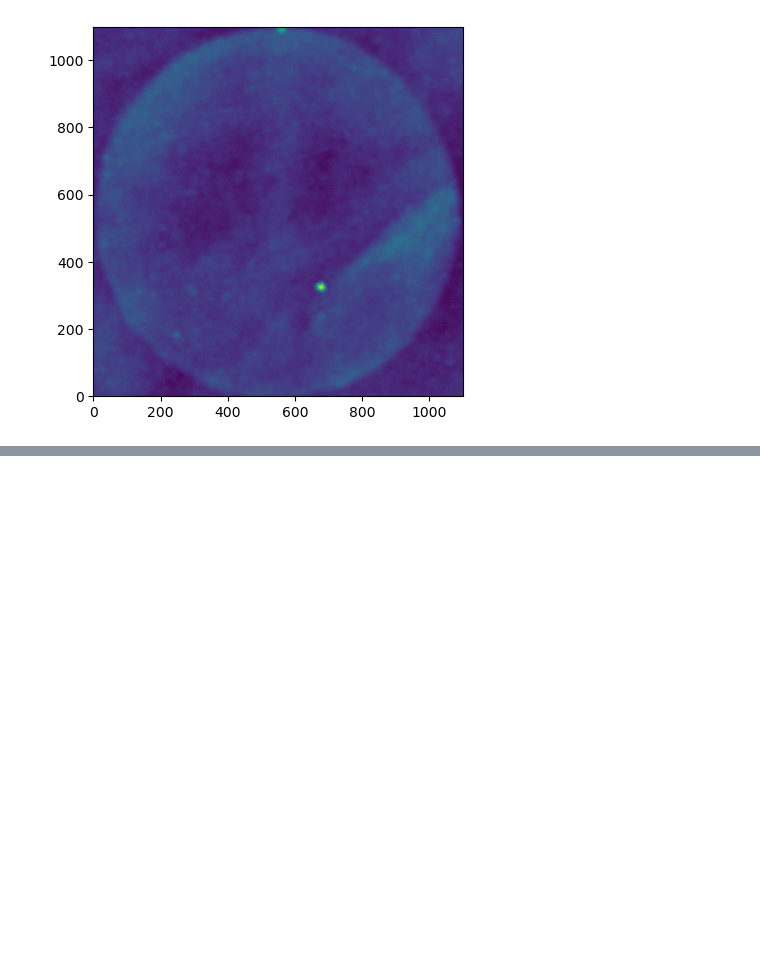
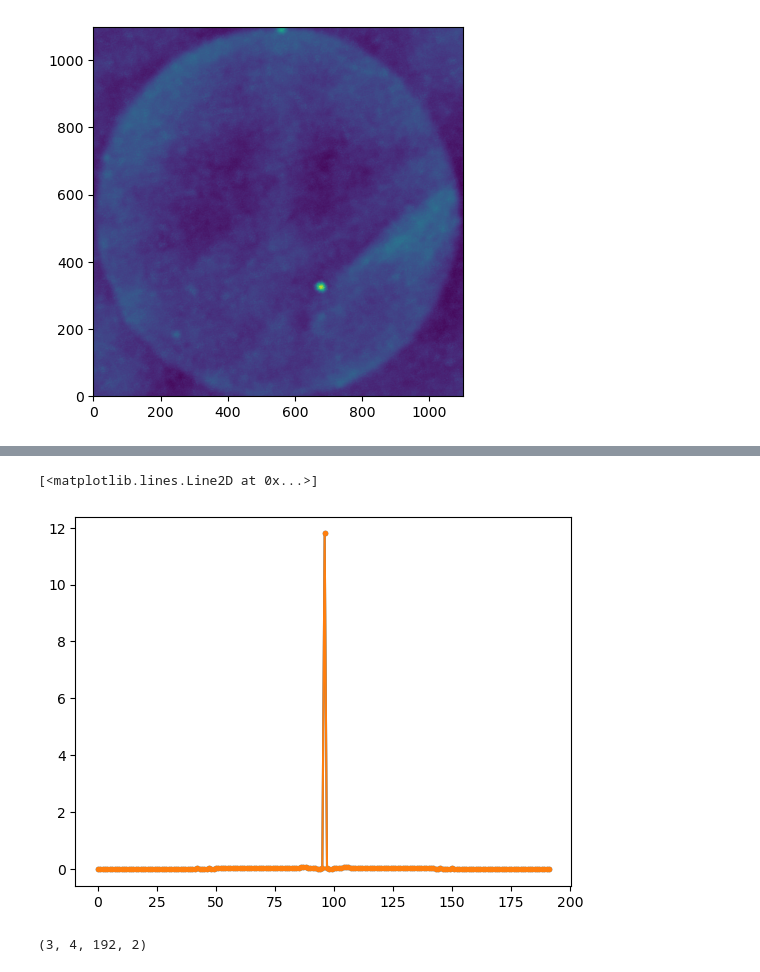
Before and after one commit to rlbyrne/DeltaPS, a Jupyter notebook: run_ps.ipynb, the cells around one changed output, grey strips where cells are left out. Saved outputs shown, nothing was run; the diff lists cells and outputs as text; code cells hidden in the pictures; blank space fills up the shorter version.

Commit message:
add frequency dependent weighting support and testing

```diff
--- a/run_ps.ipynb
+++ b/run_ps.ipynb
@@ -72,3 +72,17 @@ plt.imshow(app_sky.T, origin="lower", interpolation=None)
 # %% [output]
 <matplotlib.image.AxesImage at 0x...>
 [figure]
+# %%
+uv = pyuvdata.UVData()
+uv.read(filepath)
+uv.select(polarizations=[-5, -6])
+uv.phase_to_time(np.mean(uv.time_array))
+uv.conjugate_bls(convention="u>0")
+uv.flag_array[np.where(~np.isfinite(uv.data_array))] = True  # Flag all nan-ed data
+uv.flag_array = np.repeat(
+    np.max(uv.flag_array, axis=1)[:, np.newaxis, :], uv.Nfreqs, axis=1
+)
+
+visibilities_binned, weights, u_bin_edges, v_bin_edges = ps_calculation.bin_visibilities(
+    uv, uv_resolution_wl=0.5
+)
@@ -74,0 +93,17 @@ plt.imshow(app_sky.T, origin="lower", interpolation=None)
+# %%
+delay_axis = np.fft.fftshift(np.fft.fftfreq(uv.Nfreqs, d=np.mean(uv.channel_width)))
+visibilities_ft_1 = ps_calculation.frequency_ft_no_weighting(
+    visibilities_binned[1:2, 1:2, :, :1], delay_axis, uv.freq_array[0]
+)
+visibilities_ft_2 = ps_calculation.frequency_ft_weighting(
+    visibilities_binned[1:2, 1:2, :, :1],  # Shape (Nu, Nv, Nfreqs, Npols)
+    weights[1:2, 1:2, :, :1],  # Shape (Nu, Nv, Nfreqs, Npols)
+    uv.freq_array,  # Shape (Nfreqs)
+    delay_axis,
+)
+# %%
+plt.plot(np.real(visibilities_ft_1[0,0,:,0]), ".-")
+plt.plot(np.real(visibilities_ft_2[0, 0, :, 0]), ".-")
+# %% [output]
+[<matplotlib.lines.Line2D at 0x...>]
+[figure, added]
@@ -74,0 +138,4 @@ plt.imshow(app_sky.T, origin="lower", interpolation=None)
+# %%
+np.shape(visibilities_ft_1)
+# %% [output]
+(3, 4, 192, 2)
```
Also changed, not shown: parts of 17 cells of this notebook, 3 other files.
